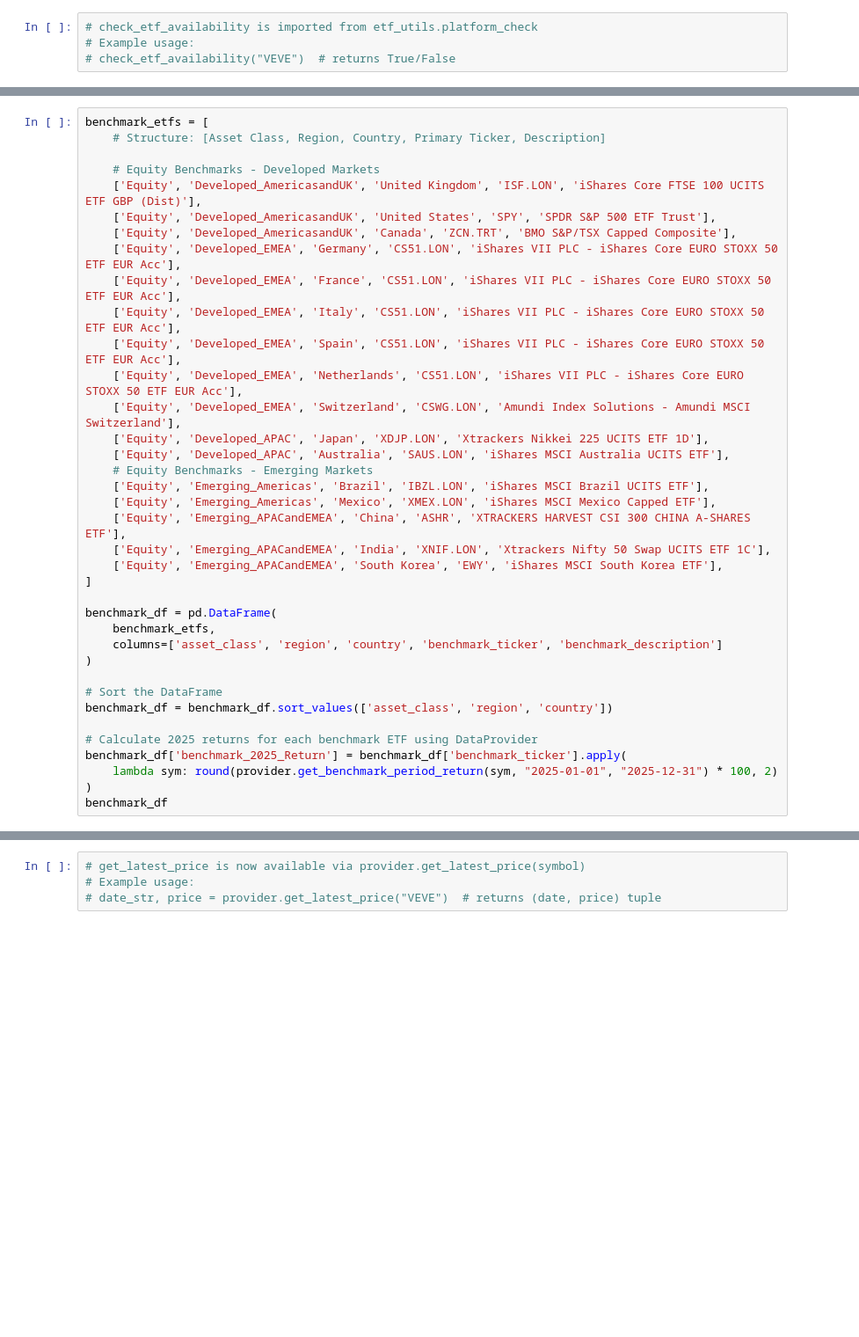
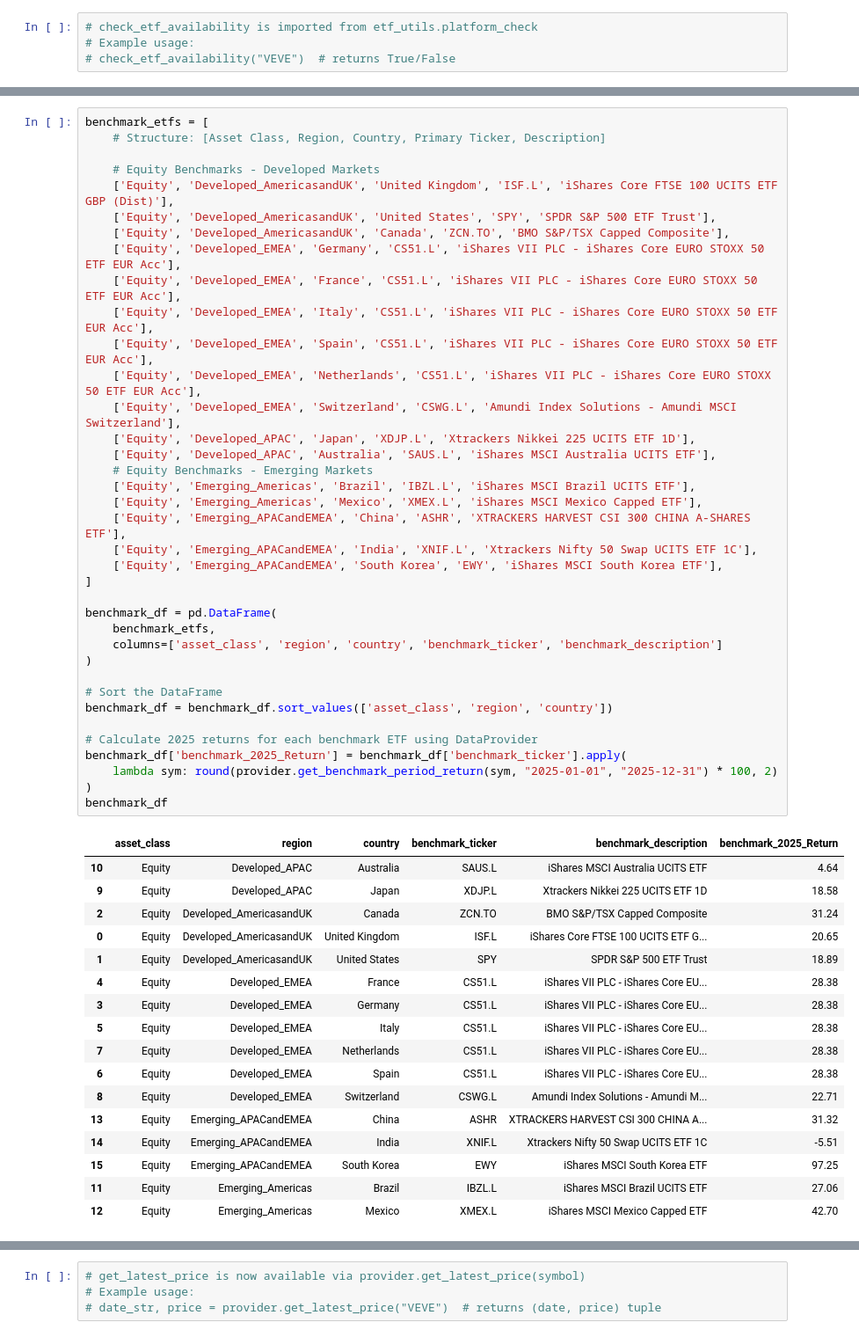
Before and after one commit to nairraks/etf-isa-portfolio, a Jupyter notebook: notebooks/02_etf_screening.ipynb, the cells around one changed output, grey strips where cells are left out. Shown at 88% size. Saved outputs shown, nothing was run; the diff lists cells and outputs as text; blank space fills up the shorter version.

```diff
--- a/notebooks/02_etf_screening.ipynb
+++ b/notebooks/02_etf_screening.ipynb
@@ -82,40 +88,58 @@ print(f"2025 AIGA  return: {agri_benchmark_return}%, vol: {agri_benchmark_volati
 # %%
 benchmark_etfs = [
     # Structure: [Asset Class, Region, Country, Primary Ticker, Description]
 
     # Equity Benchmarks - Developed Markets
-    ['Equity', 'Developed_AmericasandUK', 'United Kingdom', 'ISF.LON', 'iShares Core FTSE 100 UCITS ETF GBP (Dist)'],
+    ['Equity', 'Developed_AmericasandUK', 'United Kingdom', 'ISF.L', 'iShares Core FTSE 100 UCITS ETF GBP (Dist)'],
     ['Equity', 'Developed_AmericasandUK', 'United States', 'SPY', 'SPDR S&P 500 ETF Trust'],
-    ['Equity', 'Developed_AmericasandUK', 'Canada', 'ZCN.TRT', 'BMO S&P/TSX Capped Composite'],
-    ['Equity', 'Developed_EMEA', 'Germany', 'CS51.LON', 'iShares VII PLC - iShares Core EURO STOXX 50 ETF EUR Acc'],
-    ['Equity', 'Developed_EMEA', 'France', 'CS51.LON', 'iShares VII PLC - iShares Core EURO STOXX 50 ETF EUR Acc'],
-    ['Equity', 'Developed_EMEA', 'Italy', 'CS51.LON', 'iShares VII PLC - iShares Core EURO STOXX 50 ETF EUR Acc'],
-    ['Equity', 'Developed_EMEA', 'Spain', 'CS51.LON', 'iShares VII PLC - iShares Core EURO STOXX 50 ETF EUR Acc'],
-    ['Equity', 'Developed_EMEA', 'Netherlands', 'CS51.LON', 'iShares VII PLC - iShares Core EURO STOXX 50 ETF EUR Acc'],
-    ['Equity', 'Developed_EMEA', 'Switzerland', 'CSWG.LON', 'Amundi Index Solutions - Amundi MSCI Switzerland'],
-    ['Equity', 'Developed_APAC', 'Japan', 'XDJP.LON', 'Xtrackers Nikkei 225 UCITS ETF 1D'],
-    ['Equity', 'Developed_APAC', 'Australia', 'SAUS.LON', 'iShares MSCI Australia UCITS ETF'],
+    ['Equity', 'Developed_AmericasandUK', 'Canada', 'ZCN.TO', 'BMO S&P/TSX Capped Composite'],
+    ['Equity', 'Developed_EMEA', 'Germany', 'CS51.L', 'iShares VII PLC - iShares Core EURO STOXX 50 ETF EUR Acc'],
+    ['Equity', 'Developed_EMEA', 'France', 'CS51.L', 'iShares VII PLC - iShares Core EURO STOXX 50 ETF EUR Acc'],
+    ['Equity', 'Developed_EMEA', 'Italy', 'CS51.L', 'iShares VII PLC - iShares Core EURO STOXX 50 ETF EUR Acc'],
+    ['Equity', 'Developed_EMEA', 'Spain', 'CS51.L', 'iShares VII PLC - iShares Core EURO STOXX 50 ETF EUR Acc'],
+    ['Equity', 'Developed_EMEA', 'Netherlands', 'CS51.L', 'iShares VII PLC - iShares Core EURO STOXX 50 ETF EUR Acc'],
+    ['Equity', 'Developed_EMEA', 'Switzerland', 'CSWG.L', 'Amundi Index Solutions - Amundi MSCI Switzerland'],
+    ['Equity', 'Developed_APAC', 'Japan', 'XDJP.L', 'Xtrackers Nikkei 225 UCITS ETF 1D'],
+    ['Equity', 'Developed_APAC', 'Australia', 'SAUS.L', 'iShares MSCI Australia UCITS ETF'],
     # Equity Benchmarks - Emerging Markets
-    ['Equity', 'Emerging_Americas', 'Brazil', 'IBZL.LON', 'iShares MSCI Brazil UCITS ETF'],
-    ['Equity', 'Emerging_Americas', 'Mexico', 'XMEX.LON', 'iShares MSCI Mexico Capped ETF'],
+    ['Equity', 'Emerging_Americas', 'Brazil', 'IBZL.L', 'iShares MSCI Brazil UCITS ETF'],
+    ['Equity', 'Emerging_Americas', 'Mexico', 'XMEX.L', 'iShares MSCI Mexico Capped ETF'],
     ['Equity', 'Emerging_APACandEMEA', 'China', 'ASHR', 'XTRACKERS HARVEST CSI 300 CHINA A-SHARES ETF'],
-    ['Equity', 'Emerging_APACandEMEA', 'India', 'XNIF.LON', 'Xtrackers Nifty 50 Swap UCITS ETF 1C'],
+    ['Equity', 'Emerging_APACandEMEA', 'India', 'XNIF.L', 'Xtrackers Nifty 50 Swap UCITS ETF 1C'],
     ['Equity', 'Emerging_APACandEMEA', 'South Korea', 'EWY', 'iShares MSCI South Korea ETF'],
 ]
 
 benchmark_df = pd.DataFrame(
     benchmark_etfs,
     columns=['asset_class', 'region', 'country', 'benchmark_ticker', 'benchmark_description']
 )
 
 # Sort the DataFrame
 benchmark_df = benchmark_df.sort_values(['asset_class', 'region', 'country'])
 
 # Calculate 2025 returns for each benchmark ETF using DataProvider
 benchmark_df['benchmark_2025_Return'] = benchmark_df['benchmark_ticker'].apply(
     lambda sym: round(provider.get_benchmark_period_return(sym, "2025-01-01", "2025-12-31") * 100, 2)
 )
 benchmark_df
+# %% [output]
+|  | asset_class | region | country | benchmark_ticker | benchmark_description | benchmark_2025_Return |
+| 10 | Equity | Developed_APAC | Australia | SAUS.L | iShares MSCI Australia UCITS ETF | 4.64 |
+| 9 | Equity | Developed_APAC | Japan | XDJP.L | Xtrackers Nikkei 225 UCITS ETF 1D | 18.58 |
+| 2 | Equity | Developed_AmericasandUK | Canada | ZCN.TO | BMO S&P/TSX Capped Composite | 31.24 |
+| 0 | Equity | Developed_AmericasandUK | United Kingdom | ISF.L | iShares Core FTSE 100 UCITS ETF G... | 20.65 |
+| 1 | Equity | Developed_AmericasandUK | United States | SPY | SPDR S&P 500 ETF Trust | 18.89 |
+| 4 | Equity | Developed_EMEA | France | CS51.L | iShares VII PLC - iShares Core EU... | 28.38 |
+| 3 | Equity | Developed_EMEA | Germany | CS51.L | iShares VII PLC - iShares Core EU... | 28.38 |
+| 5 | Equity | Developed_EMEA | Italy | CS51.L | iShares VII PLC - iShares Core EU... | 28.38 |
+| 7 | Equity | Developed_EMEA | Netherlands | CS51.L | iShares VII PLC - iShares Core EU... | 28.38 |
+| 6 | Equity | Developed_EMEA | Spain | CS51.L | iShares VII PLC - iShares Core EU... | 28.38 |
+| 8 | Equity | Developed_EMEA | Switzerland | CSWG.L | Amundi Index Solutions - Amundi M... | 22.71 |
+| 13 | Equity | Emerging_APACandEMEA | China | ASHR | XTRACKERS HARVEST CSI 300 CHINA A... | 31.32 |
+| 14 | Equity | Emerging_APACandEMEA | India | XNIF.L | Xtrackers Nifty 50 Swap UCITS ETF 1C | -5.51 |
+| 15 | Equity | Emerging_APACandEMEA | South Korea | EWY | iShares MSCI South Korea ETF | 97.25 |
+| 11 | Equity | Emerging_Americas | Brazil | IBZL.L | iShares MSCI Brazil UCITS ETF | 27.06 |
+| 12 | Equity | Emerging_Americas | Mexico | XMEX.L | iShares MSCI Mexico Capped ETF | 42.70 |
 # %% [markdown]
 ### Fetch benchmark close prices
 
```
Also changed, not shown: parts of 6 cells of this notebook, 3 other files.
